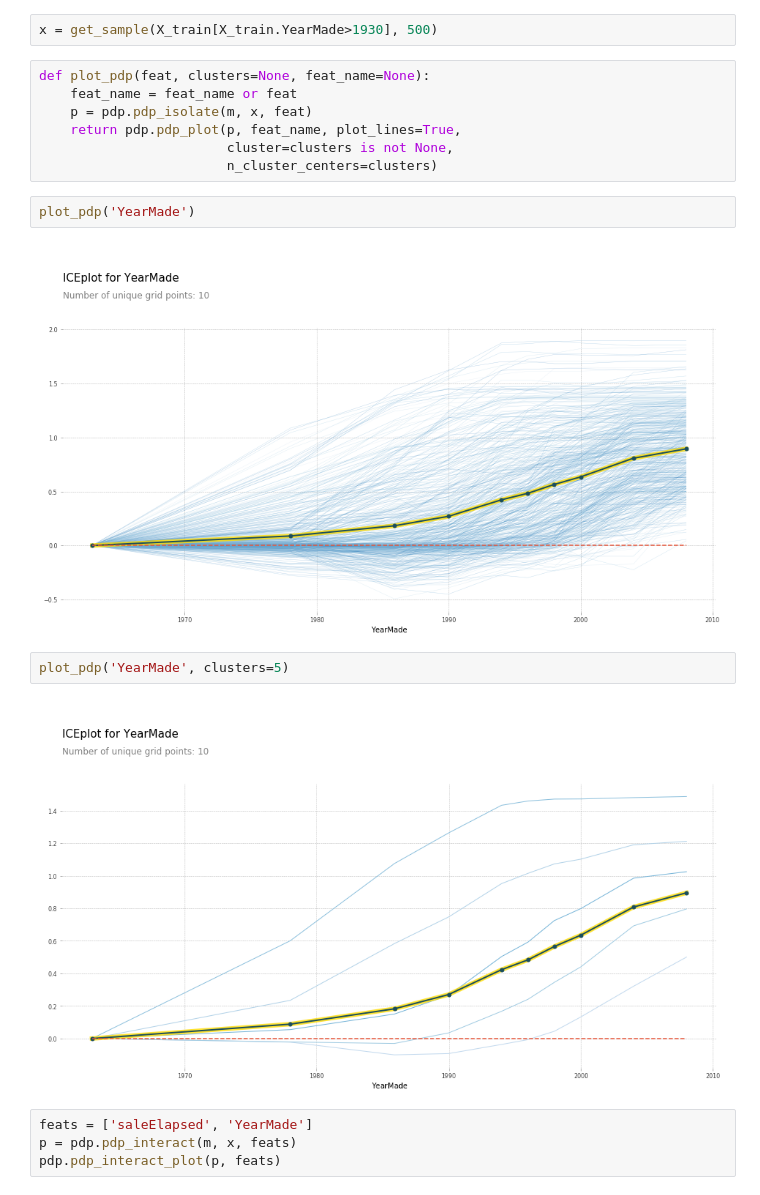
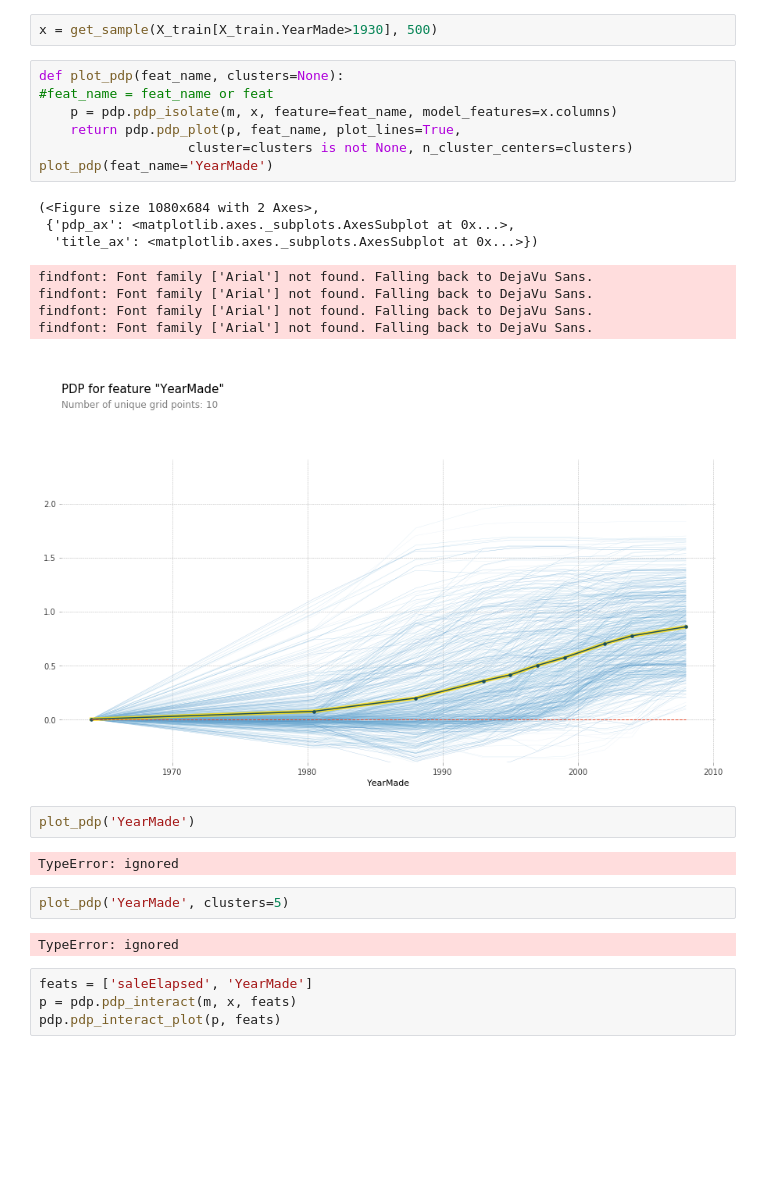
Before and after one commit to ValentinoVizner/google_Colab, a Jupyter notebook: Copy_of_lesson2_rf_interpretation.ipynb, the cells around one changed output. Cells and saved outputs as stored; diff of their text form; blank space fills up the shorter version.

```diff
--- a/Copy_of_lesson2_rf_interpretation.ipynb
+++ b/Copy_of_lesson2_rf_interpretation.ipynb
@@ -476,20 +476,29 @@ Successfully installed scikit-misc-0.1.1
 # %%
 x = get_sample(X_train[X_train.YearMade>1930], 500)
 # %%
-def plot_pdp(feat, clusters=None, feat_name=None):
-    feat_name = feat_name or feat
-    p = pdp.pdp_isolate(m, x, feat)
+def plot_pdp(feat_name, clusters=None):
+#feat_name = feat_name or feat
+    p = pdp.pdp_isolate(m, x, feature=feat_name, model_features=x.columns)
     return pdp.pdp_plot(p, feat_name, plot_lines=True,
-                        cluster=clusters is not None,
-                        n_cluster_centers=clusters)
+                   cluster=clusters is not None, n_cluster_centers=clusters)
+plot_pdp(feat_name='YearMade')
+# %% [output]
+(<Figure size 1080x684 with 2 Axes>,
+ {'pdp_ax': <matplotlib.axes._subplots.AxesSubplot at 0x...>,
+  'title_ax': <matplotlib.axes._subplots.AxesSubplot at 0x...>})
+findfont: Font family ['Arial'] not found. Falling back to DejaVu Sans.
+findfont: Font family ['Arial'] not found. Falling back to DejaVu Sans.
+findfont: Font family ['Arial'] not found. Falling back to DejaVu Sans.
+findfont: Font family ['Arial'] not found. Falling back to DejaVu Sans.
+[figure, added]
 # %%
 plot_pdp('YearMade')
 # %% [output]
-[figure, removed]
+TypeError: ignored
 # %%
 plot_pdp('YearMade', clusters=5)
 # %% [output]
-[figure, removed]
+TypeError: ignored
 # %%
 feats = ['saleElapsed', 'YearMade']
 p = pdp.pdp_interact(m, x, feats)
```
